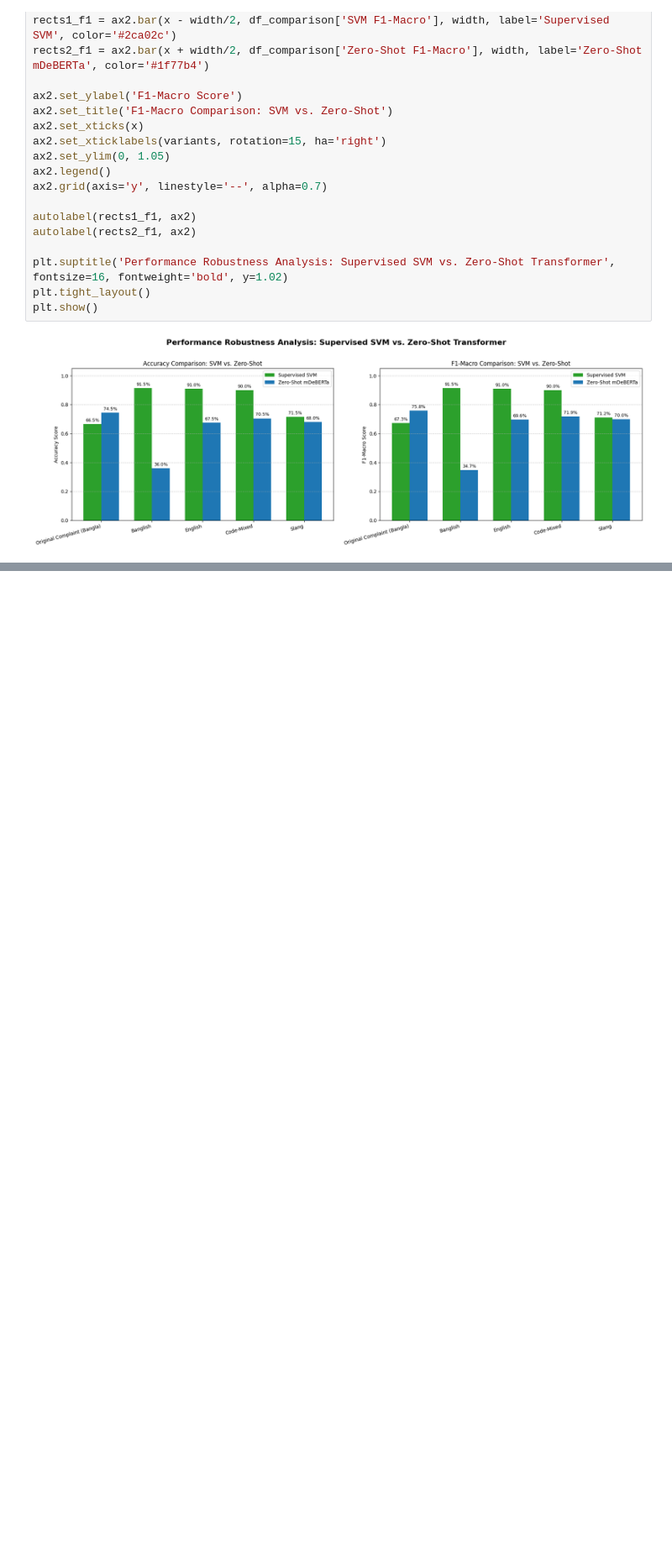
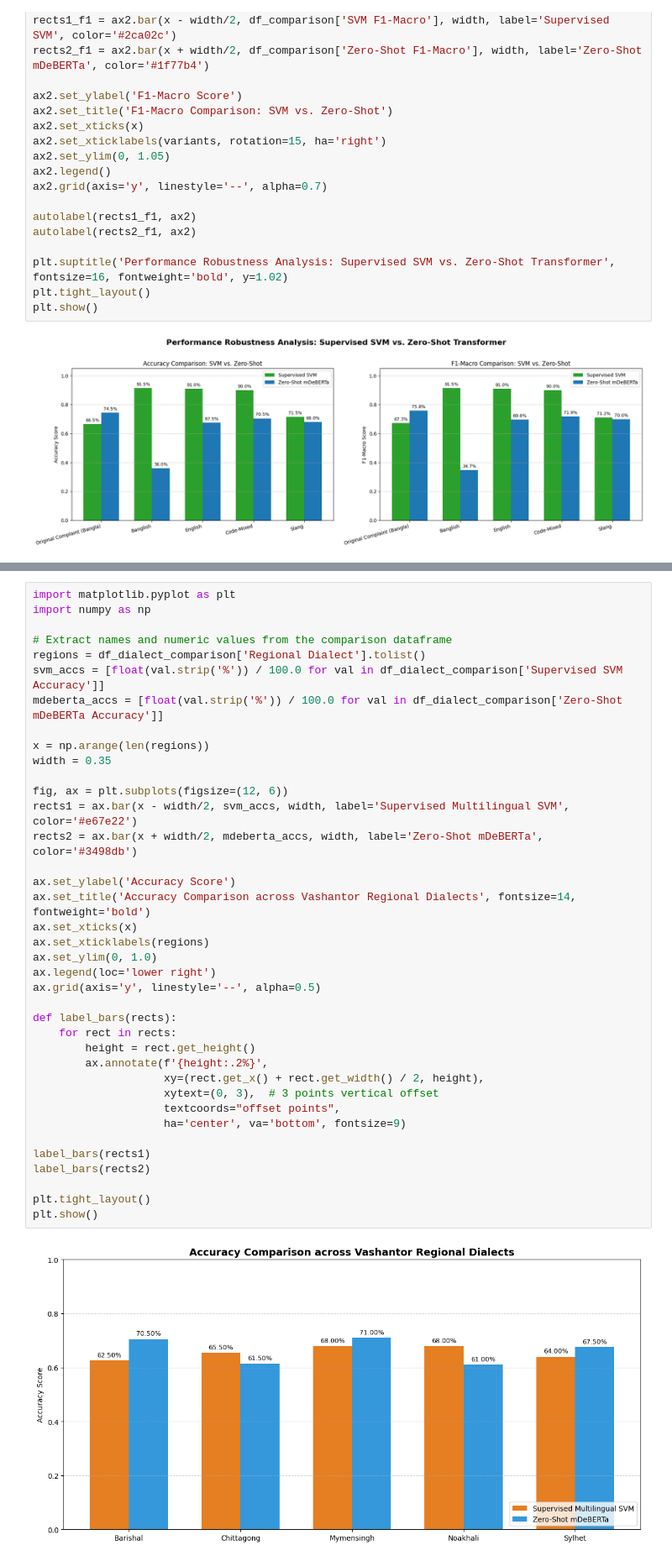
Before and after one commit to SalehinShan/smart-service-complaint-understanding, a Jupyter notebook: slscData.ipynb, the cells around one changed output, grey strips where cells are left out. Shown at 84% size. Cells and saved outputs as stored; diff of their text form; blank space fills up the shorter version.

```diff
--- a/slscData.ipynb
+++ b/slscData.ipynb
@@ -612,0 +1487,40 @@ Evaluate the zero-shot classifier model on the 200 test set rows across all 5 la
+# %%
+import matplotlib.pyplot as plt
+import numpy as np
+
+# Extract names and numeric values from the comparison dataframe
+regions = df_dialect_comparison['Regional Dialect'].tolist()
+svm_accs = [float(val.strip('%')) / 100.0 for val in df_dialect_comparison['Supervised SVM Accuracy']]
+mdeberta_accs = [float(val.strip('%')) / 100.0 for val in df_dialect_comparison['Zero-Shot mDeBERTa Accuracy']]
+
+x = np.arange(len(regions))
+width = 0.35
+
+fig, ax = plt.subplots(figsize=(12, 6))
+rects1 = ax.bar(x - width/2, svm_accs, width, label='Supervised Multilingual SVM', color='#e67e22')
+rects2 = ax.bar(x + width/2, mdeberta_accs, width, label='Zero-Shot mDeBERTa', color='#3498db')
+
+ax.set_ylabel('Accuracy Score')
+ax.set_title('Accuracy Comparison across Vashantor Regional Dialects', fontsize=14, fontweight='bold')
+ax.set_xticks(x)
+ax.set_xticklabels(regions)
+ax.set_ylim(0, 1.0)
+ax.legend(loc='lower right')
+ax.grid(axis='y', linestyle='--', alpha=0.5)
+
+def label_bars(rects):
+    for rect in rects:
+        height = rect.get_height()
+        ax.annotate(f'{height:.2%}',
+                    xy=(rect.get_x() + rect.get_width() / 2, height),
+                    xytext=(0, 3),  # 3 points vertical offset
+                    textcoords="offset points",
+                    ha='center', va='bottom', fontsize=9)
+
+label_bars(rects1)
+label_bars(rects2)
+
+plt.tight_layout()
+plt.show()
+# %% [output]
+[figure, added]
```
Also changed, not shown: parts of 26 cells of this notebook.
